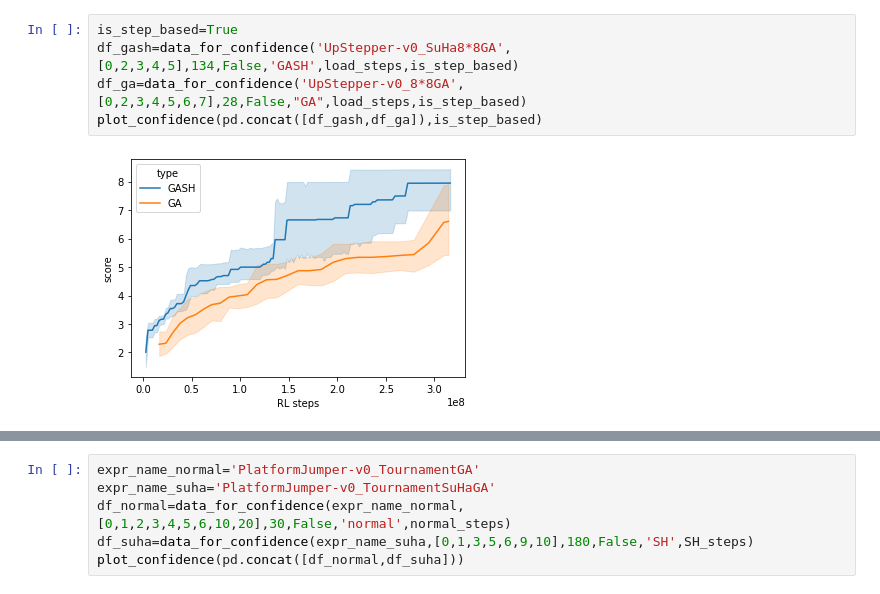
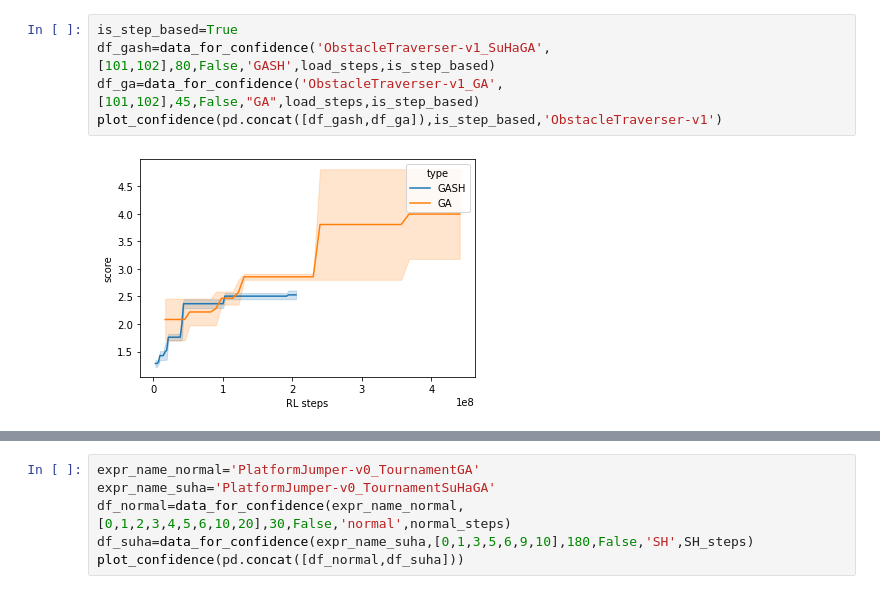
Before and after one commit to sk161717/Evogym-GASH, a Jupyter notebook: examples/output_graph.ipynb, the cells around one changed output, grey strips where cells are left out. Cells and saved outputs as stored; diff of their text form.

```diff
--- a/examples/output_graph.ipynb
+++ b/examples/output_graph.ipynb
@@ -173,7 +168,7 @@ plot_confidence(pd.concat([df_gash,df_ga]))
-# %%
-is_step_based=True
-df_gash=data_for_confidence('UpStepper-v0_SuHa8*8GA',[0,2,3,4,5],134,False,'GASH',load_steps,is_step_based)
-df_ga=data_for_confidence('UpStepper-v0_8*8GA',[0,2,3,4,5,6,7],28,False,"GA",load_steps,is_step_based)
-plot_confidence(pd.concat([df_gash,df_ga]),is_step_based)
-# %% [output]
-[figure, removed]
+# %%
+is_step_based=True
+df_gash=data_for_confidence('ObstacleTraverser-v1_SuHaGA',[101,102],80,False,'GASH',load_steps,is_step_based)
+df_ga=data_for_confidence('ObstacleTraverser-v1_GA',[101,102],45,False,"GA",load_steps,is_step_based)
+plot_confidence(pd.concat([df_gash,df_ga]),is_step_based,'ObstacleTraverser-v1')
+# %% [output]
+[figure, added]
```
Also changed, not shown: parts of 9 cells of this notebook, 10 other files.
